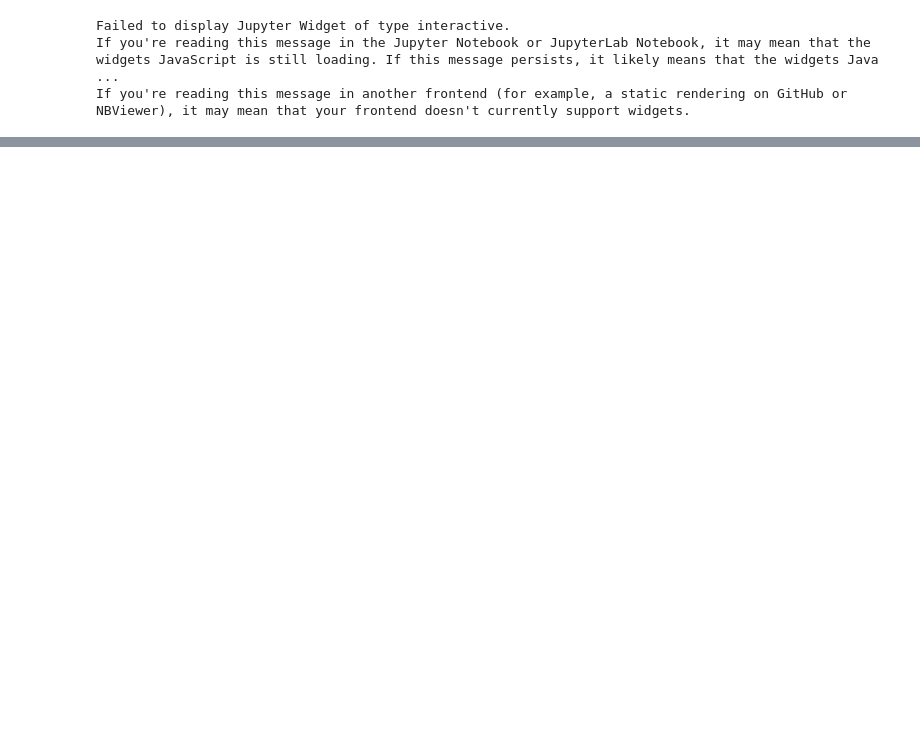
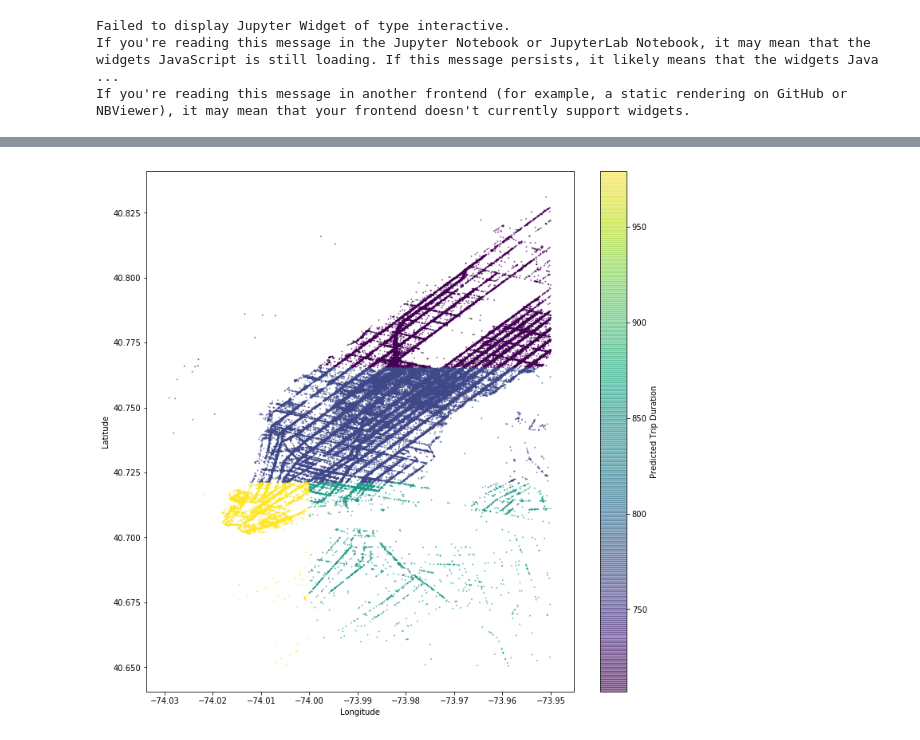
Before and after one commit to ReDI-School/python-data-science, a Jupyter notebook: week5/nyc-taxi-overfitting.ipynb, the cells around one changed output, grey strips where cells are left out. Saved outputs shown, nothing was run; the diff lists cells and outputs as text; code cells hidden in the pictures; blank space fills up the shorter version.

```diff
--- a/week5/nyc-taxi-overfitting.ipynb
+++ b/week5/nyc-taxi-overfitting.ipynb
@@ -105,0 +112,9 @@ sns.pointplot(data=scores, x='max_depth', y='value', hue='measue')
+# %%
+tree = DecisionTreeRegressor(max_depth=2, min_samples_leaf=50)
+tree.fit(X_train, y_train)
+dot_data = export_graphviz(tree, out_file=None,
+                         feature_names=X_train.columns,
+                         filled=True, rounded=True,
+                         special_characters=True)
+graph = graphviz.Source(dot_data)
+graph
@@ -105,0 +123,14 @@ sns.pointplot(data=scores, x='max_depth', y='value', hue='measue')
+# %%
+    # predict time for training set
+    y_pred = tree.predict(X_train)
+
+    # visualize distribution of bins for longitude
+    plt.figure(figsize=(12, 12))
+    plt.scatter(X_train["pickup_longitude"], X_train["pickup_latitude"], c=y_pred ,alpha=0.5, s=1)
+    plt.xlabel("Longitude")
+    plt.ylabel("Latitude")
+    cbar = plt.colorbar()
+    cbar.ax.set_ylabel(f'Predicted Trip Duration')
+    plt.show()
+# %% [output]
+[figure, added]
```
Also changed, not shown: parts of 6 cells of this notebook, 1 other file.
